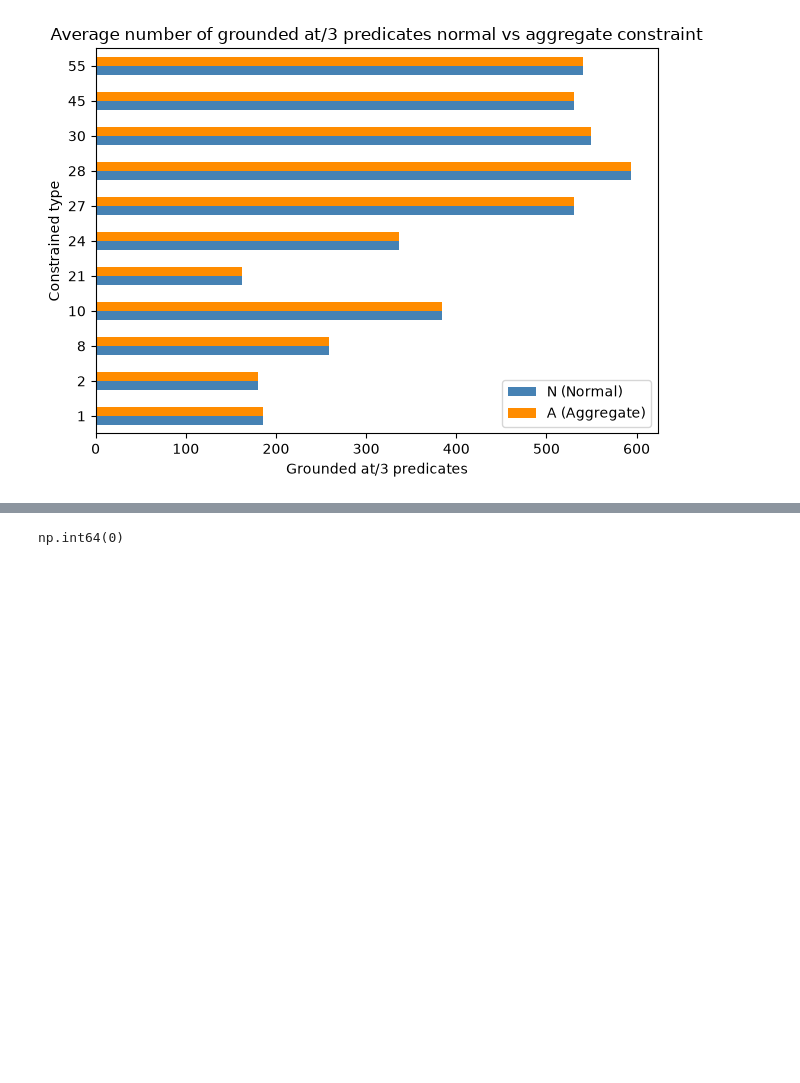
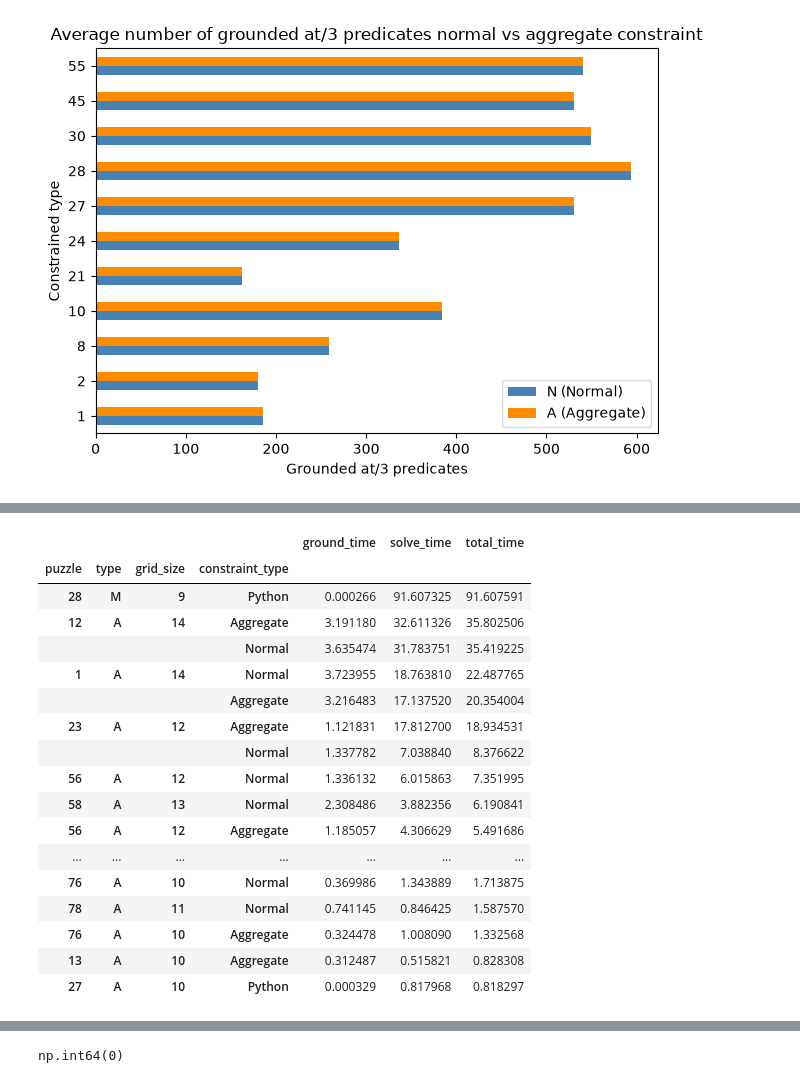
Before and after one commit to jurgendevries-ou-student/murdoku-solve, a Jupyter notebook: extraction/run/experiment.ipynb, the cells around one changed output, grey strips where cells are left out. Drawn from its saved outputs; the diff is of its cells as text; code cells hidden in the pictures; blank space fills up the shorter version.

```diff
--- a/extraction/run/experiment.ipynb
+++ b/extraction/run/experiment.ipynb
@@ -395,0 +439,23 @@ df.head()
+# %%
+df.groupby(['puzzle', 'type', 'grid_size', 'constraint_type'])[
+    ['ground_time', 'solve_time', 'total_time']
+].mean().sort_values('total_time', ascending=False).head(30)
+# %% [output]
+|  |  |  |  | ground_time | solve_time | total_time |
+| puzzle | type | grid_size | constraint_type |  |  |  |
+| 28 | M | 9 | Python | 0.000266 | 91.607325 | 91.607591 |
+| 12 | A | 14 | Aggregate | 3.191180 | 32.611326 | 35.802506 |
+|  |  |  | Normal | 3.635474 | 31.783751 | 35.419225 |
+| 1 | A | 14 | Normal | 3.723955 | 18.763810 | 22.487765 |
+|  |  |  | Aggregate | 3.216483 | 17.137520 | 20.354004 |
+| 23 | A | 12 | Aggregate | 1.121831 | 17.812700 | 18.934531 |
+|  |  |  | Normal | 1.337782 | 7.038840 | 8.376622 |
+| 56 | A | 12 | Normal | 1.336132 | 6.015863 | 7.351995 |
+| 58 | A | 13 | Normal | 2.308486 | 3.882356 | 6.190841 |
+| 56 | A | 12 | Aggregate | 1.185057 | 4.306629 | 5.491686 |
+| ... | ... | ... | ... | ... | ... | ... |
+| 76 | A | 10 | Normal | 0.369986 | 1.343889 | 1.713875 |
+| 78 | A | 11 | Normal | 0.741145 | 0.846425 | 1.587570 |
+| 76 | A | 10 | Aggregate | 0.324478 | 1.008090 | 1.332568 |
+| 13 | A | 10 | Aggregate | 0.312487 | 0.515821 | 0.828308 |
+| 27 | A | 10 | Python | 0.000329 | 0.817968 | 0.818297 |
```
Also changed, not shown: parts of 14 cells of this notebook, 26 other files.
